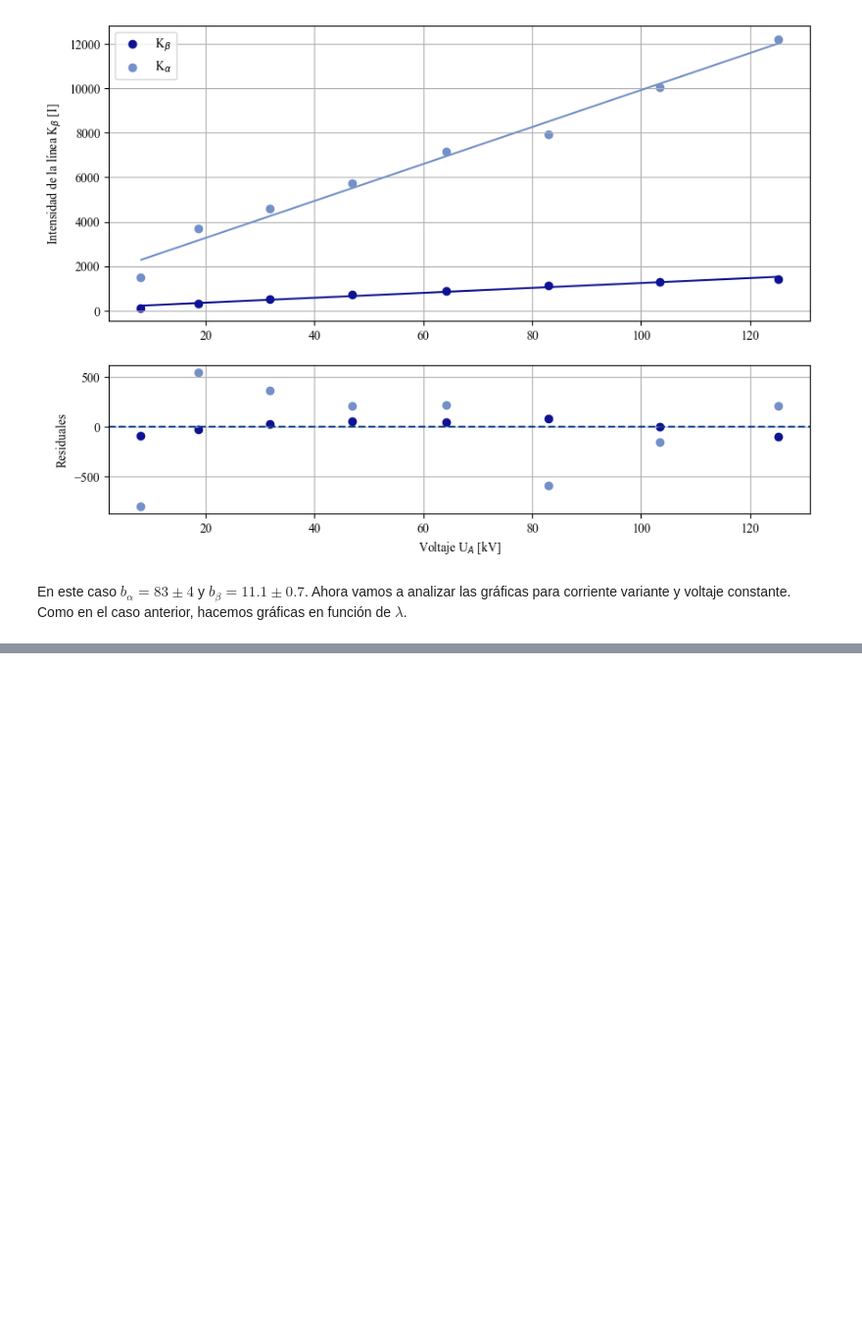
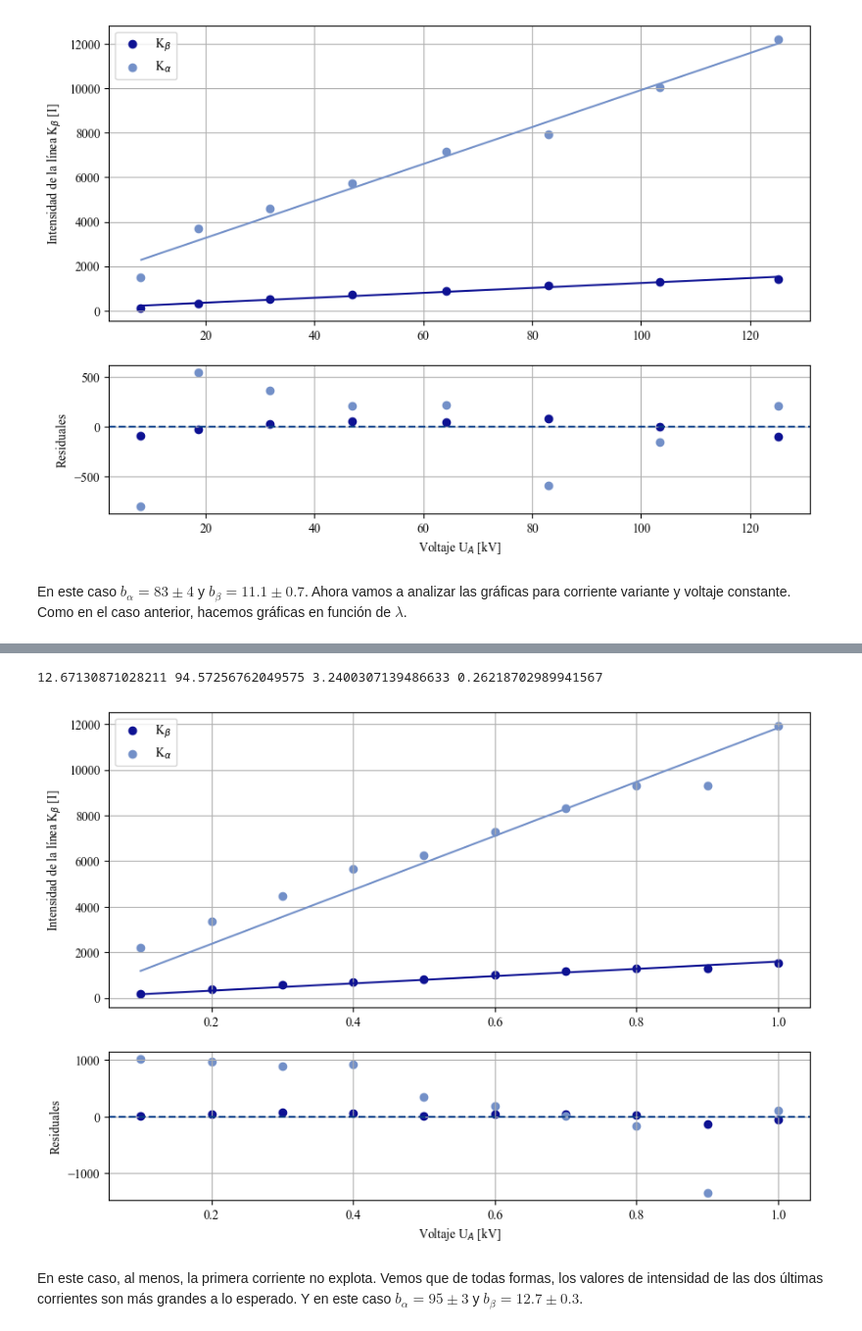
Before and after one commit to samuhdz/Laboratorio-Intermedio, a Jupyter notebook: Rayos X/Bitácora_1_y_3.ipynb, the cells around one changed output, grey strips where cells are left out. Shown at 98% size. Cells and saved outputs as stored; diff of their text form; code cells hidden in the pictures; blank space fills up the shorter version.

```diff
--- a/Rayos X/Bitácora_1_y_3.ipynb
+++ b/Rayos X/Bitácora_1_y_3.ipynb
@@ -575,0 +615,46 @@ En este caso $b_\alpha=83 \pm 4$ y $b_\beta=11.1 \pm 0.7 $. Ahora vamos a analiz
+# %%
+Kb=[]
+Ka=[]
+for i in range(len(intensidades_i)):
+    Kb.append(ajustar_lor(intensidades_i[i],lambda_i,p0_lor)[1])
+    Ka.append(ajustar_lor(intensidades_i[i],lambda_i,p0_lor)[2])
+Kb=np.array(Kb)
+Ka=np.array(Ka)
+
+y_kb,unc_kb=curve_fit(KCorriente,corrientes, Kb)
+y_ka, unc_ka=curve_fit(KCorriente,corrientes, Ka)
+inc_kb=np.sqrt(np.diag(unc_kb))
+inc_ka=np.sqrt(np.diag(unc_ka))
+
+b_1,inc_b_1=y_kb[0],inc_kb[0]
+a_1,inc_a_1=y_ka[0],inc_ka[0]
+res_ka=Ka-KCorriente(corrientes,*y_ka)
+res_kb=Kb-KCorriente(corrientes,*y_kb)
+
+corrientes_ = np.linspace(min(corrientes), max(corrientes), 1000)
+
+y_kb[0],inc_kb[0]=Error(y_kb[0],inc_kb[0])
+y_kb[0],inc_kb[0]
+
+figure, axis = plt.subplots(2, 1, figsize = (10, 7), gridspec_kw={'height_ratios': [2, 1]})
+
+axis[0].scatter(corrientes, Kb, color = '#0e1293', label = r"K$_\beta$")
+axis[0].scatter(corrientes, Ka, color = '#7390c8', label = r"K$_\alpha$")
+axis[0].plot(corrientes_, KCorriente(corrientes_, *y_kb), color = '#0e1293')
+axis[0].plot(corrientes_, KCorriente(corrientes_, *y_ka), color = '#7390c8')
+axis[0].set_ylabel(r"Intensidad de la línea K$_\beta$ [I]")
+
+axis[1].scatter(corrientes, res_kb, color = "#0e1293")
+axis[1].scatter(corrientes, res_ka, color = "#7390c8")
+axis[1].axhline(y = 0, color = "#083c87", linestyle = "--")
+axis[1].set_ylabel(r"Residuales")
+axis[1].set_xlabel(r"Voltaje U$_A$ [kV]")
+axis[0].grid()
+axis[0].legend()
+axis[1].grid()
+print(b_1,a_1,inc_a_1,inc_b_1)
+# %% [output]
+12.67130871028211 94.57256762049575 3.2400307139486633 0.26218702989941567
+[figure, added]
+# %% [markdown]
+En este caso, al menos, la primera corriente no explota. Vemos que de todas formas, los valores de intensidad de las dos últimas corrientes son más grandes a lo esperado. Y en este caso $b_\alpha=95 \pm 3$ y $b_\beta = 12.7 \pm 0.3 $.
```
Also changed, not shown: parts of 1 cell of this notebook, 1 other file.
